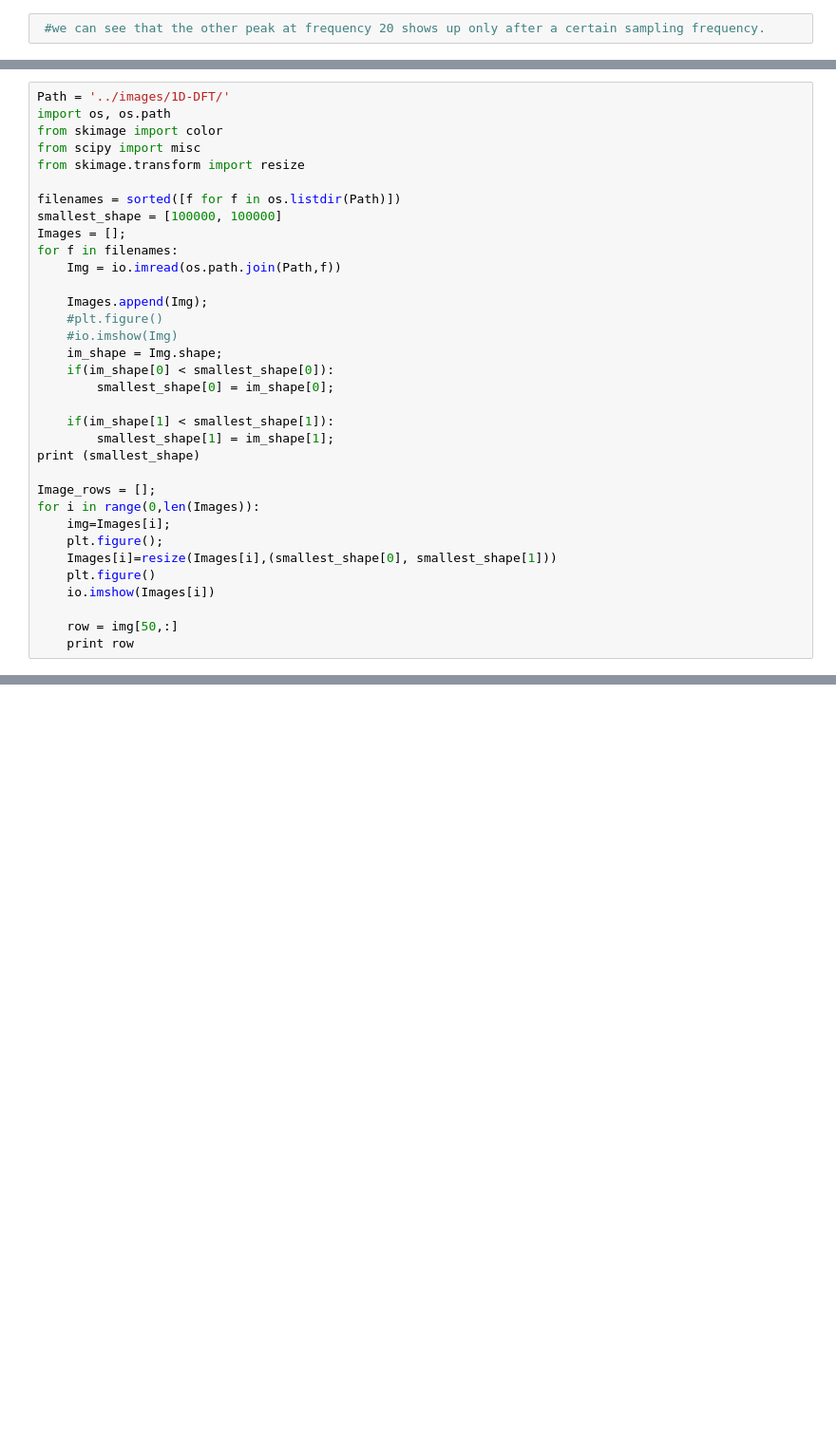
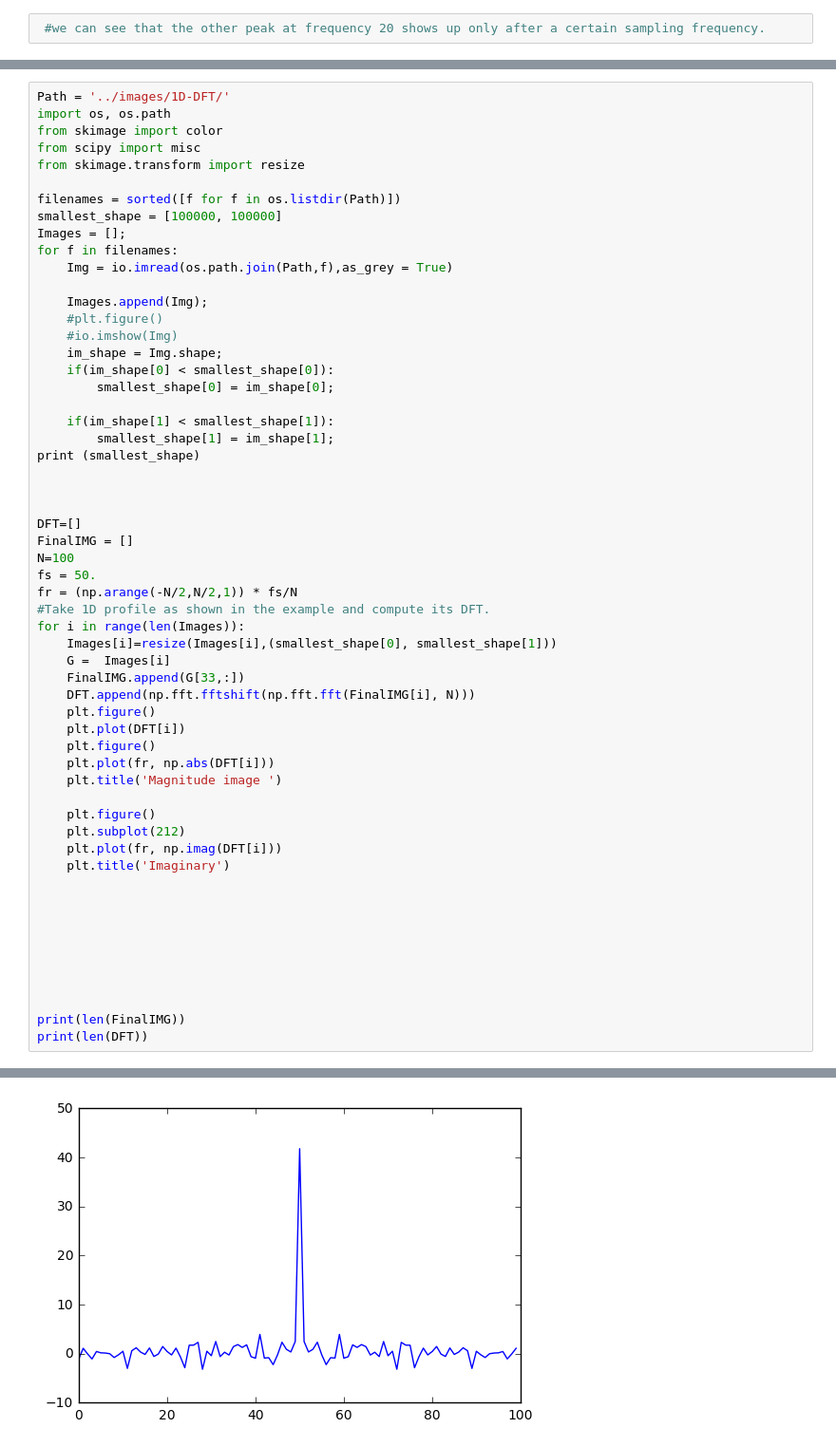
Before and after one commit to lkolezhuk/DSP-TP-1617, a Jupyter notebook: Lab4/python/Lab4.ipynb, the cells around one changed output, grey strips where cells are left out. Shown at 95% size. Drawn from its saved outputs; the diff is of its cells as text; blank space fills up the shorter version.

```diff
--- a/Lab4/python/Lab4.ipynb
+++ b/Lab4/python/Lab4.ipynb
@@ -283,7 +283,7 @@ filenames = sorted([f for f in os.listdir(Path)])
 smallest_shape = [100000, 100000]
 Images = [];
 for f in filenames:
-    Img = io.imread(os.path.join(Path,f))
+    Img = io.imread(os.path.join(Path,f),as_grey = True)
 
     Images.append(Img);
     #plt.figure()
@@ -296,14 +296,37 @@ for f in filenames:
         smallest_shape[1] = im_shape[1];
 print (smallest_shape)
 
-Image_rows = [];
-for i in range(0,len(Images)):
-    img=Images[i];
-    plt.figure();
+
+
+DFT=[]
+FinalIMG = []
+N=100
+fs = 50.
+fr = (np.arange(-N/2,N/2,1)) * fs/N
+#Take 1D profile as shown in the example and compute its DFT.
+for i in range(len(Images)):
     Images[i]=resize(Images[i],(smallest_shape[0], smallest_shape[1]))
+    G =  Images[i]
+    FinalIMG.append(G[33,:])
+    DFT.append(np.fft.fftshift(np.fft.fft(FinalIMG[i], N)))
     plt.figure()
-    io.imshow(Images[i])
+    plt.plot(DFT[i])
+    plt.figure()
+    plt.plot(fr, np.abs(DFT[i]))
+    plt.title('Magnitude image ')
 
-    row = img[50,:]
-    print row
+    plt.figure()
+    plt.subplot(212)
+    plt.plot(fr, np.imag(DFT[i]))
+    plt.title('Imaginary')
+
+
+
+
+
+
+
+
+print(len(FinalIMG))
+print(len(DFT))
 # %% [output]
@@ -326,0 +336 @@ for i in range(0,len(Images)):
+[figure, new version]
```
Also changed, not shown: parts of 7 cells of this notebook.
